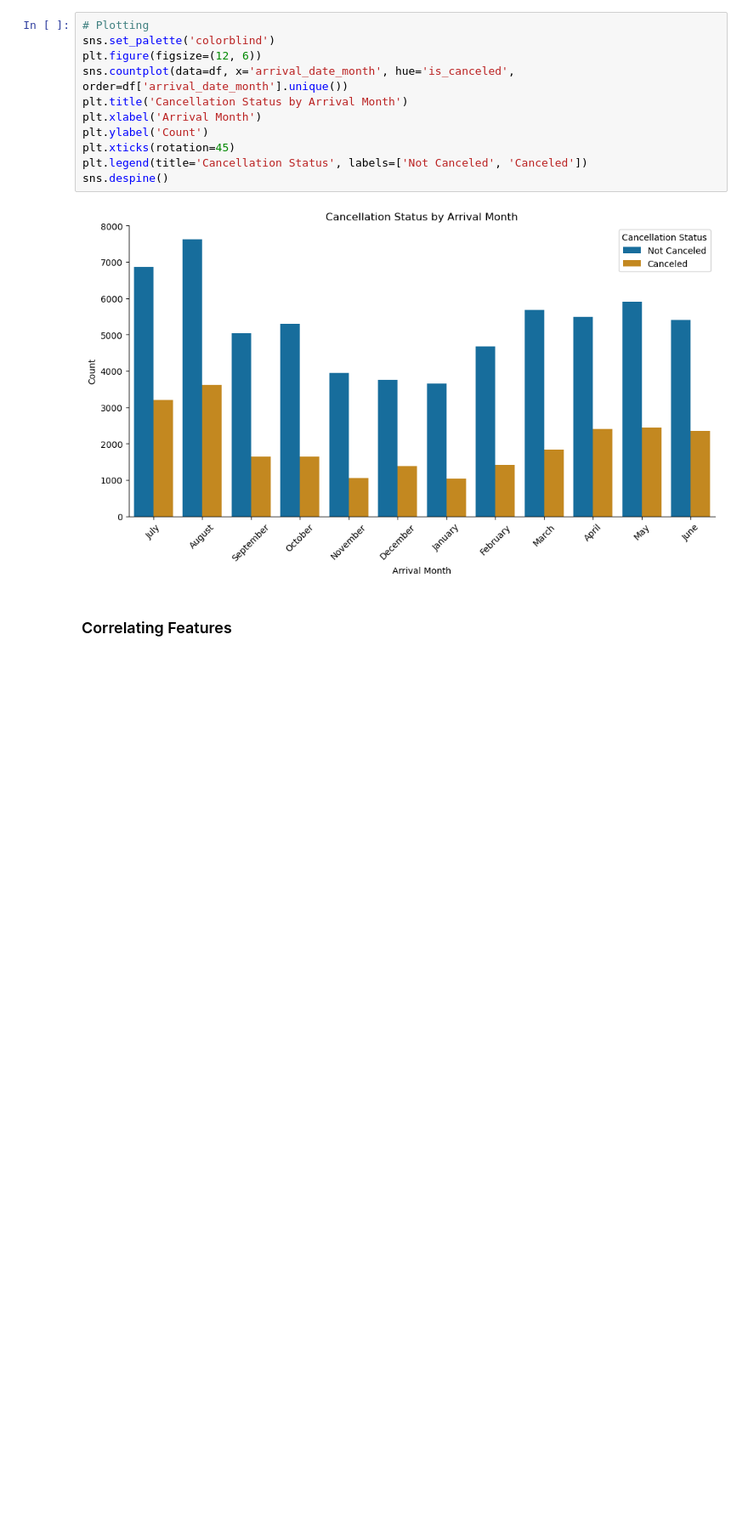
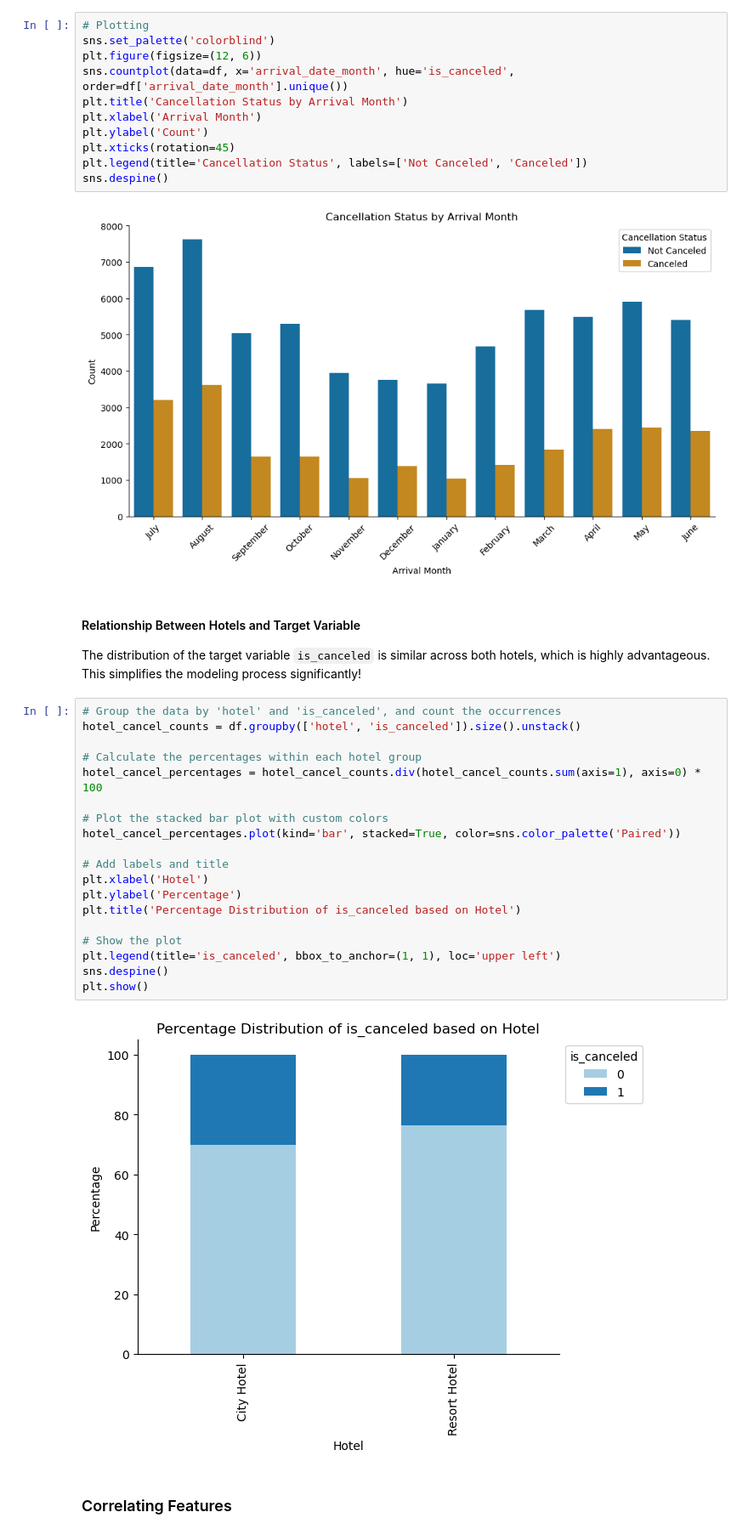
Before and after one commit to FutureGoose/advanced_techniques_logistic_regression, a Jupyter notebook: fundamentals_logistic_regression_part2.ipynb, the cells around one changed output. Shown at 85% size. Saved outputs shown, nothing was run; the diff lists cells and outputs as text; blank space fills up the shorter version.

```diff
--- a/fundamentals_logistic_regression_part2.ipynb
+++ b/fundamentals_logistic_regression_part2.ipynb
@@ -230,6 +203,30 @@ plt.legend(title='Cancellation Status', labels=['Not Canceled', 'Canceled'])
 sns.despine()
 # %% [output]
 [figure]
+# %% [markdown]
+#### Relationship Between Hotels and Target Variable
+The distribution of the target variable `is_canceled` is similar across both hotels, which is highly advantageous. This simplifies the modeling process significantly!
+# %%
+# Group the data by 'hotel' and 'is_canceled', and count the occurrences
+hotel_cancel_counts = df.groupby(['hotel', 'is_canceled']).size().unstack()
+
+# Calculate the percentages within each hotel group
+hotel_cancel_percentages = hotel_cancel_counts.div(hotel_cancel_counts.sum(axis=1), axis=0) * 100
+
+# Plot the stacked bar plot with custom colors
+hotel_cancel_percentages.plot(kind='bar', stacked=True, color=sns.color_palette('Paired'))
+
+# Add labels and title
+plt.xlabel('Hotel')
+plt.ylabel('Percentage')
+plt.title('Percentage Distribution of is_canceled based on Hotel')
+
+# Show the plot
+plt.legend(title='is_canceled', bbox_to_anchor=(1, 1), loc='upper left')
+sns.despine()
+plt.show()
+# %% [output]
+[figure, added]
 # %% [markdown]
 ### Correlating Features
 # %% [markdown]
```
Also changed, not shown: parts of 43 cells of this notebook.
